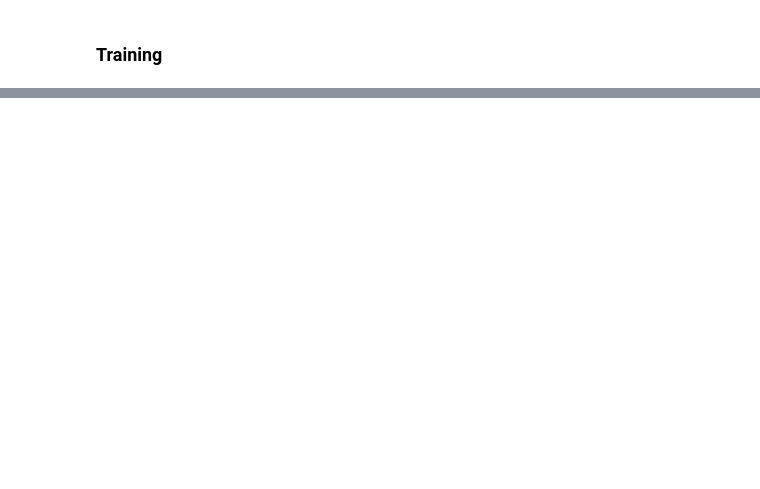
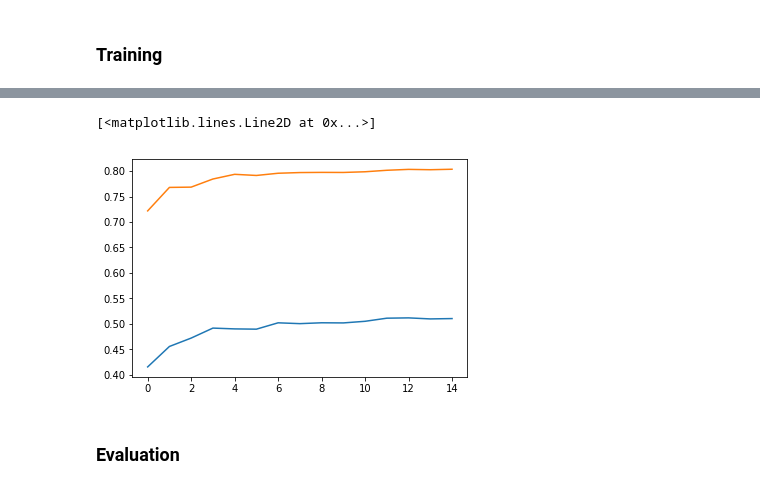
Before and after one commit to Datatouille/snaplogic_snap_recommendation, a Jupyter notebook: model_deep.ipynb, the cells around one changed output, grey strips where cells are left out. Drawn from its saved outputs; the diff is of its cells as text; code cells hidden in the pictures; blank space fills up the shorter version.

```diff
--- a/model_deep.ipynb
+++ b/model_deep.ipynb
@@ -577,0 +606,8 @@ for epoch in tqdm_notebook(range(20)):
+# %%
+plt.plot(accs)
+plt.plot(acc_ks)
+# %% [output]
+[<matplotlib.lines.Line2D at 0x...>]
+[figure, added]
+# %% [markdown]
+### Evaluation
```
Also changed, not shown: parts of 23 cells of this notebook.
